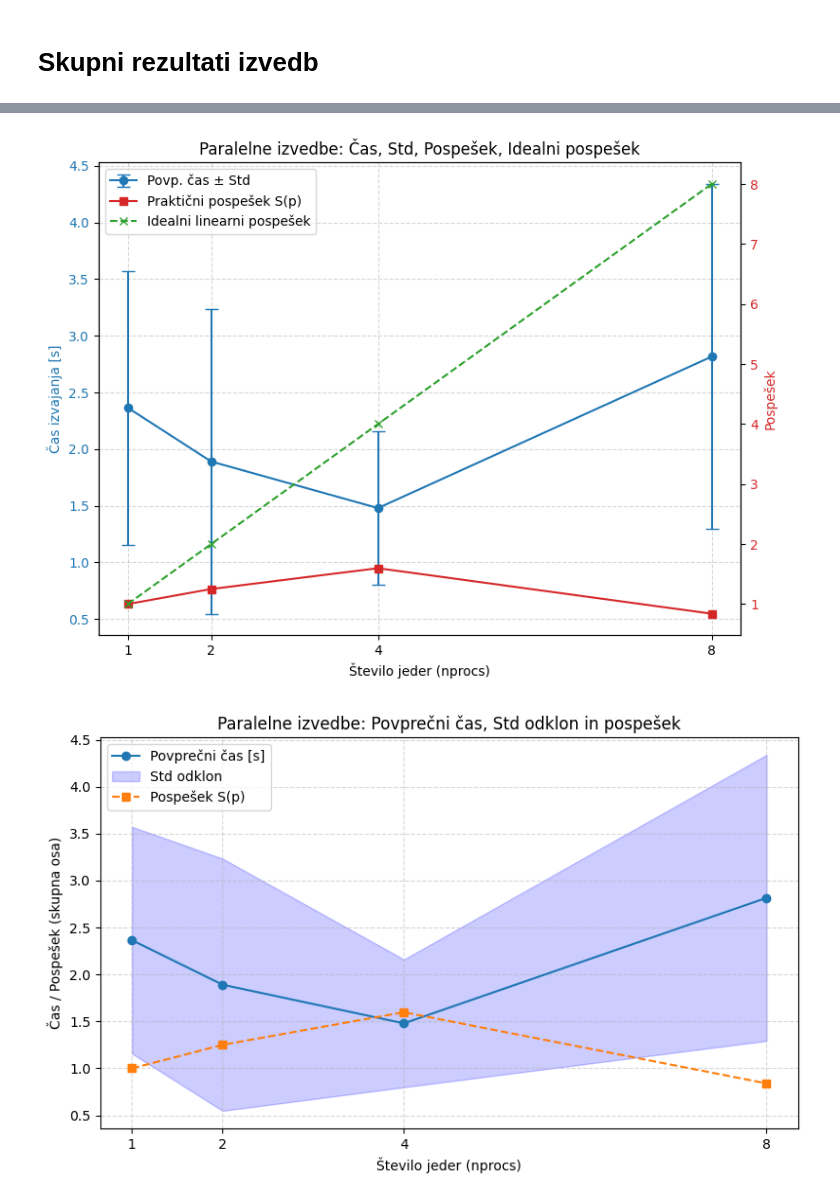
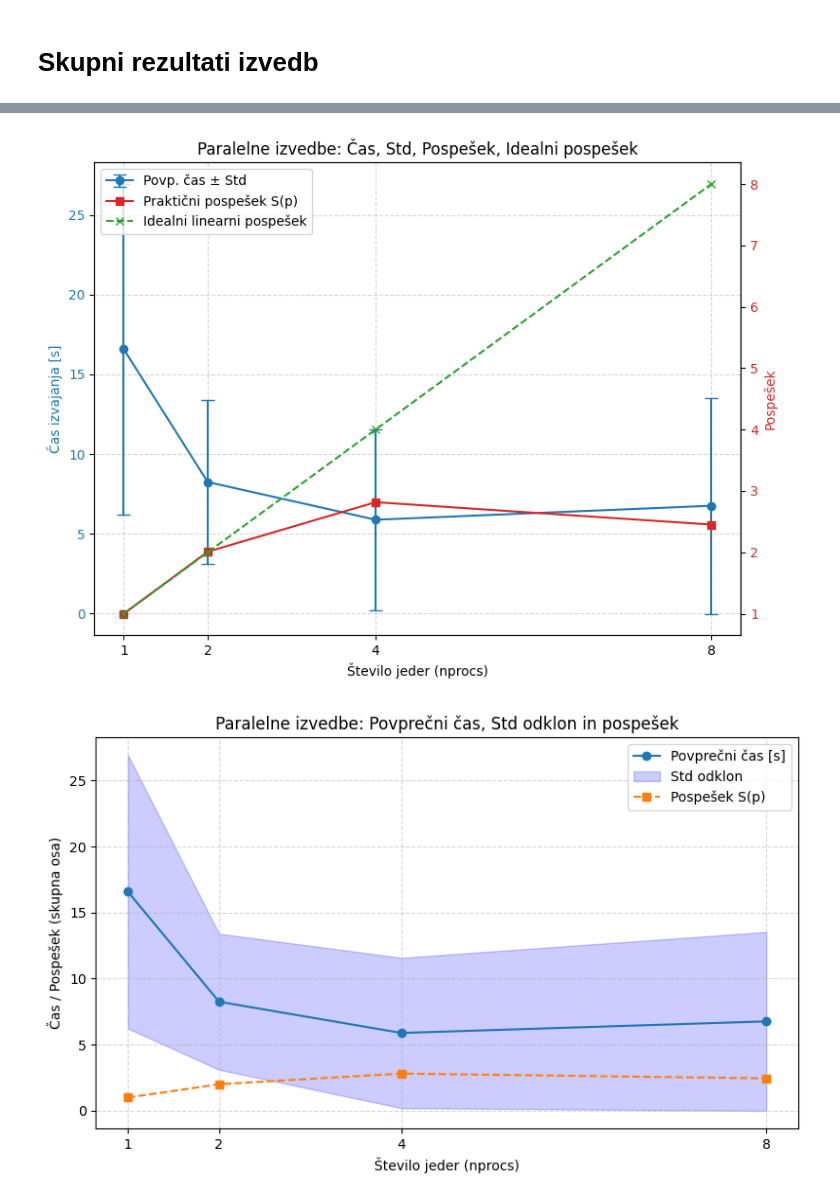
Before and after one commit to klaudija3/Visoko-zmogljivo-racunalnistvo---WebScraper, a Jupyter notebook: Main.ipynb, the cells around one changed output, grey strips where cells are left out. Drawn from its saved outputs; the diff is of its cells as text; code cells hidden in the pictures.

Commit message:
fixing graphs

```diff
--- a/Main.ipynb
+++ b/Main.ipynb
@@ -288,8 +357,8 @@ import numpy as np
 
 # Podatki za paralelne izvedbe
 nprocs = np.array([1, 2, 4, 8])
-avg_time = np.array([2.3657, 1.8911, 1.4800, 2.8159])
-std = np.array([1.2073, 1.3428, 0.6804, 1.5229])
+avg_time = np.array([16.5844, 8.2527, 5.8881, 6.7651])
+std = np.array([10.3556, 5.1485, 5.6904, 6.7697])
 
 S_p = avg_time[0] / avg_time
 S_ideal = nprocs  # idealni linearni pospešek
@@ -328,29 +397,29 @@ plt.title('Paralelne izvedbe: Čas, Std, Pospešek, Idealni pospešek')
 plt.tight_layout()
 plt.show()
 # %% [output]
-[figure, old version]
+[figure, new version]
 # %%
 import matplotlib.pyplot as plt
 import numpy as np
 
 nprocs = np.array([1, 2, 4, 8])
-avg_time = np.array([2.3657, 1.8911, 1.4800, 2.8159])
-std = np.array([1.2073, 1.3428, 0.6804, 1.5229])
+avg_time = np.array([16.5844, 8.2527, 5.8881, 6.7651])
+std = np.array([10.3556, 5.1485, 5.6904, 6.7697])
 S_p = avg_time[0] / avg_time
 
 plt.figure(figsize=(8,5))
 
 plt.plot(nprocs, avg_time, 'o-', label='Povprečni čas [s]')
 plt.fill_between(nprocs, avg_time - std, avg_time + std, color='blue', alpha=0.2, label='Std odklon')
 plt.plot(nprocs, S_p, 's--', label='Pospešek S(p)')
 
 plt.xlabel('Število jeder (nprocs)')
 plt.ylabel('Čas / Pospešek (skupna osa)')
 plt.title('Paralelne izvedbe: Povprečni čas, Std odklon in pospešek')
 plt.xticks(nprocs)
 plt.grid(True, linestyle='--', alpha=0.5)
 plt.legend()
 plt.tight_layout()
 plt.show()
 # %% [output]
-[figure, old version]
+[figure, new version]
```
Also changed, not shown: parts of 3 cells of this notebook, 3 other files.
